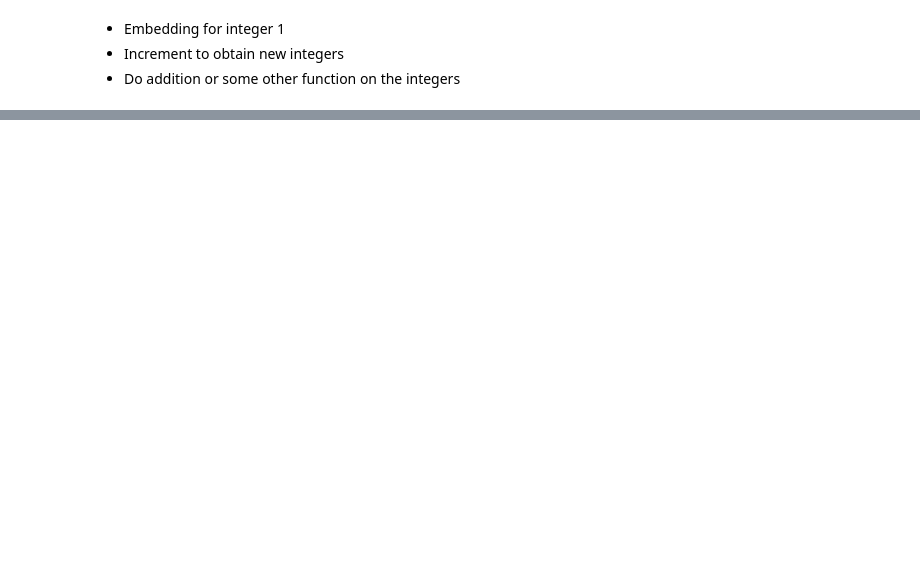
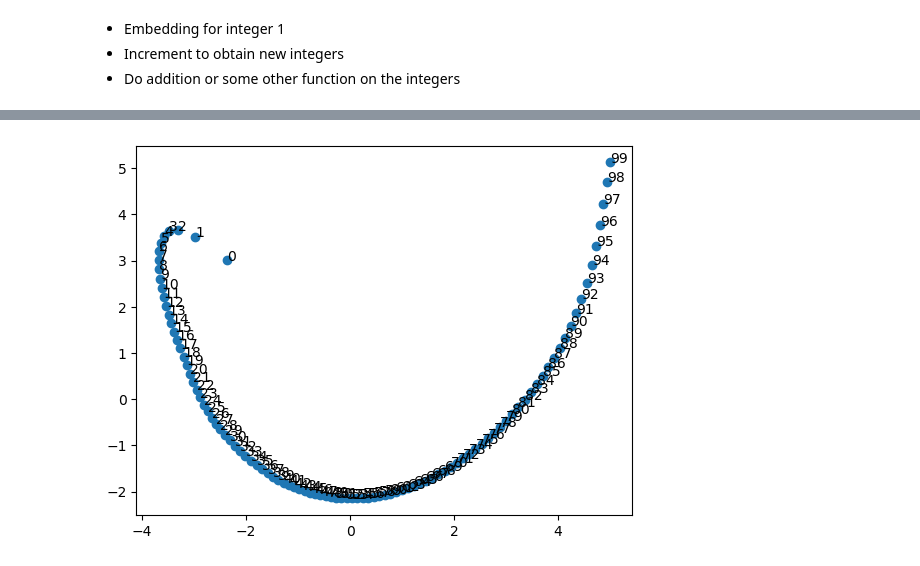
Before and after one commit to niklasnolte/ai-nuclear, a Jupyter notebook: lstm_toy.ipynb, the cells around one changed output, grey strips where cells are left out. Cells and saved outputs as stored; diff of their text form; code cells hidden in the pictures; blank space fills up the shorter version.

```diff
--- a/lstm_toy.ipynb
+++ b/lstm_toy.ipynb
@@ -117,2 +127,14 @@ for i in range(len(functions)):
 # %%
-embeddings = model.get_embeddings(config.max_range).squeeze(0).detach().numpy()
+embeddings = model.get_embeddings(config.max_range).squeeze(0).cpu().detach().numpy()
+# %%
+# pca on those embeddings and plot them
+from sklearn.decomposition import PCA
+pca = PCA(n_components=2)
+pca.fit(embeddings)
+embeddings_pca = pca.transform(embeddings)
+plt.scatter(embeddings_pca[:,0], embeddings_pca[:,1])
+for i in range(config.max_range):
+    plt.annotate(str(i), embeddings_pca[i])
+plt.show()
+# %% [output]
+[figure, added]
```
Also changed, not shown: parts of 6 cells of this notebook.
